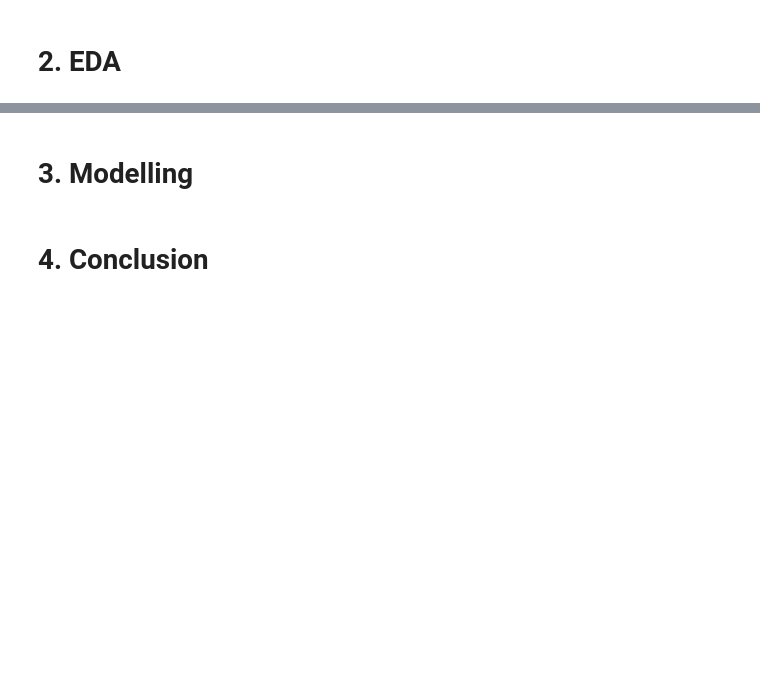
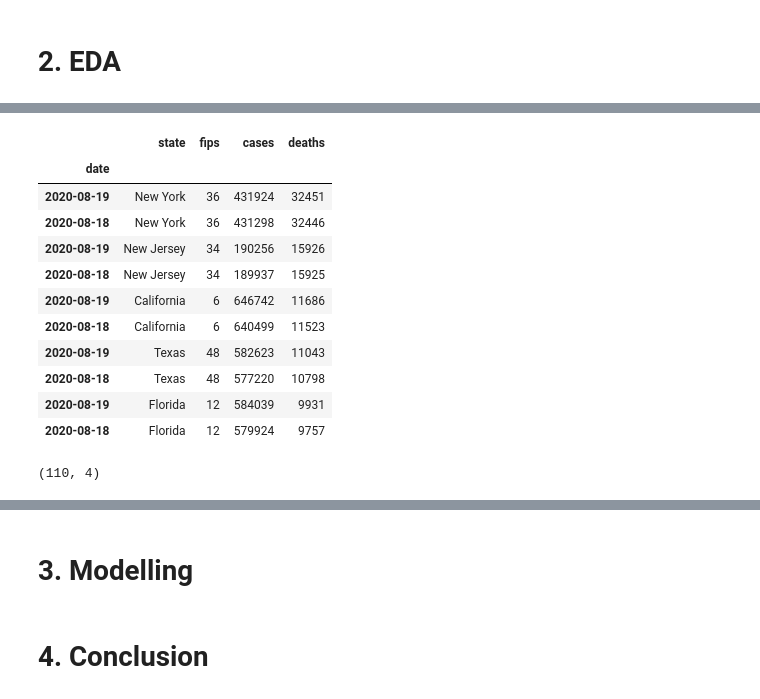
Before and after one commit to Kaiyang-Liu/business_analytics, a Jupyter notebook: Analysis_cov19_in_US.ipynb, the cells around one changed output, grey strips where cells are left out. Cells and saved outputs as stored; diff of their text form; code cells hidden in the pictures; blank space fills up the shorter version.

```diff
--- a/Analysis_cov19_in_US.ipynb
+++ b/Analysis_cov19_in_US.ipynb
@@ -17,0 +96,20 @@ df.head()
+# %%
+current_df = df.loc[daybefore:today].sort_values(by=["deaths", "cases"], ascending=False)
+current_df.head(10)
+# %% [output]
+|  | state | fips | cases | deaths |
+| date |  |  |  |  |
+| 2020-08-19 | New York | 36 | 431924 | 32451 |
+| 2020-08-18 | New York | 36 | 431298 | 32446 |
+| 2020-08-19 | New Jersey | 34 | 190256 | 15926 |
+| 2020-08-18 | New Jersey | 34 | 189937 | 15925 |
+| 2020-08-19 | California | 6 | 646742 | 11686 |
+| 2020-08-18 | California | 6 | 640499 | 11523 |
+| 2020-08-19 | Texas | 48 | 582623 | 11043 |
+| 2020-08-18 | Texas | 48 | 577220 | 10798 |
+| 2020-08-19 | Florida | 12 | 584039 | 9931 |
+| 2020-08-18 | Florida | 12 | 579924 | 9757 |
+# %%
+current_df.shape
+# %% [output]
+(110, 4)
```
Also changed, not shown: parts of 23 cells of this notebook.
